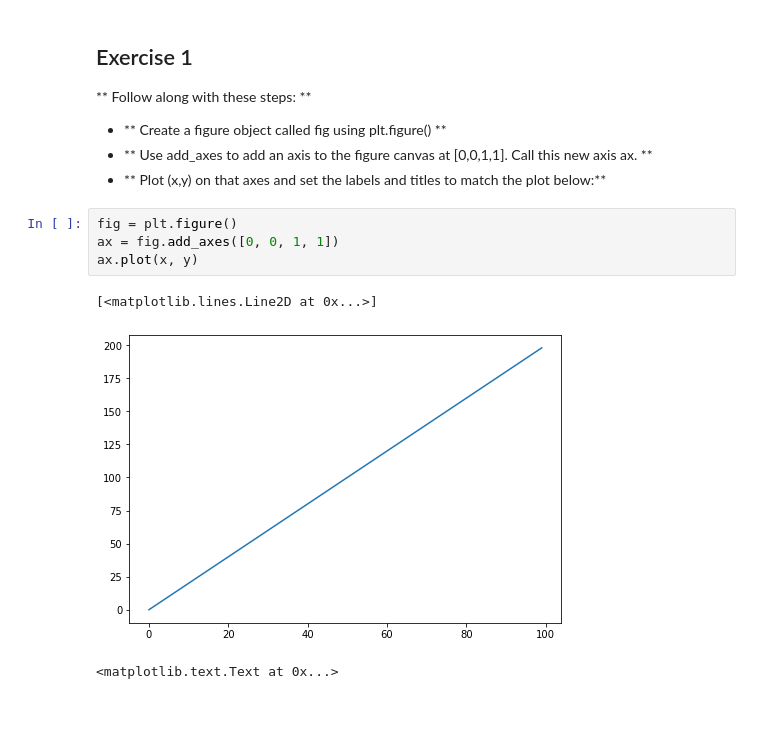
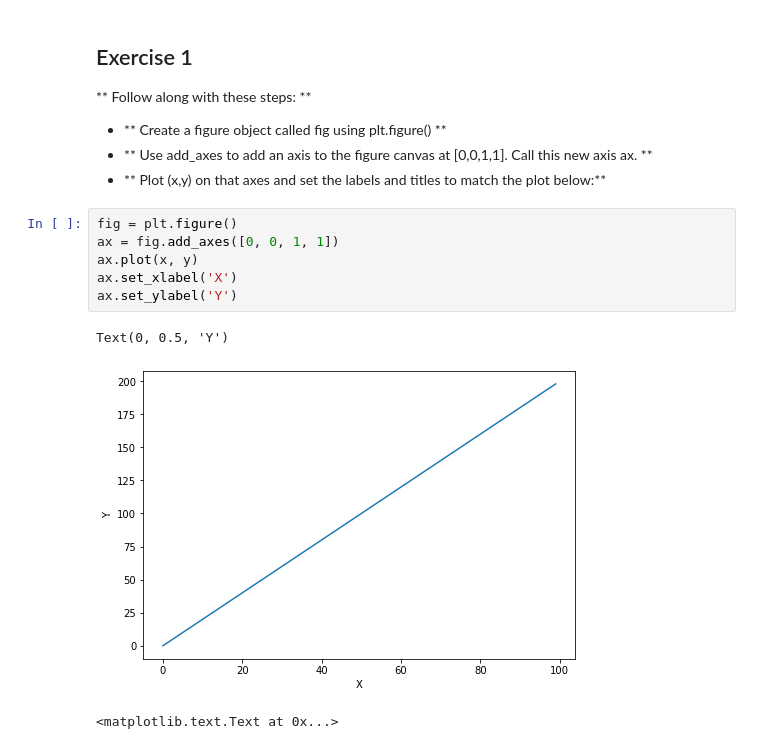
Before and after one commit to neighborpil/PY_PythonForDataScienceAndMachineLearningBootcamp, a Jupyter notebook: Py_DS_ML_Bootcamp-master/05-Data-Visualization-with-Matplotlib/02-Matplotlib Exercises.ipynb, the cells around one changed output. Drawn from its saved outputs; the diff is of its cells as text; blank space fills up the shorter version.

```diff
--- a/Py_DS_ML_Bootcamp-master/05-Data-Visualization-with-Matplotlib/02-Matplotlib Exercises.ipynb
+++ b/Py_DS_ML_Bootcamp-master/05-Data-Visualization-with-Matplotlib/02-Matplotlib Exercises.ipynb
@@ -36,10 +36,12 @@ import matplotlib.pyplot as plt
 # %%
 fig = plt.figure()
 ax = fig.add_axes([0, 0, 1, 1])
 ax.plot(x, y)
+ax.set_xlabel('X')
+ax.set_ylabel('Y')
 # %% [output]
-[<matplotlib.lines.Line2D at 0x...>]
+Text(0, 0.5, 'Y')
-[figure, old version]
+[figure, new version]
 # %%
 # %% [output]
 <matplotlib.text.Text at 0x...>
```
Also changed, not shown: parts of 4 cells of this notebook, 10 other files.
